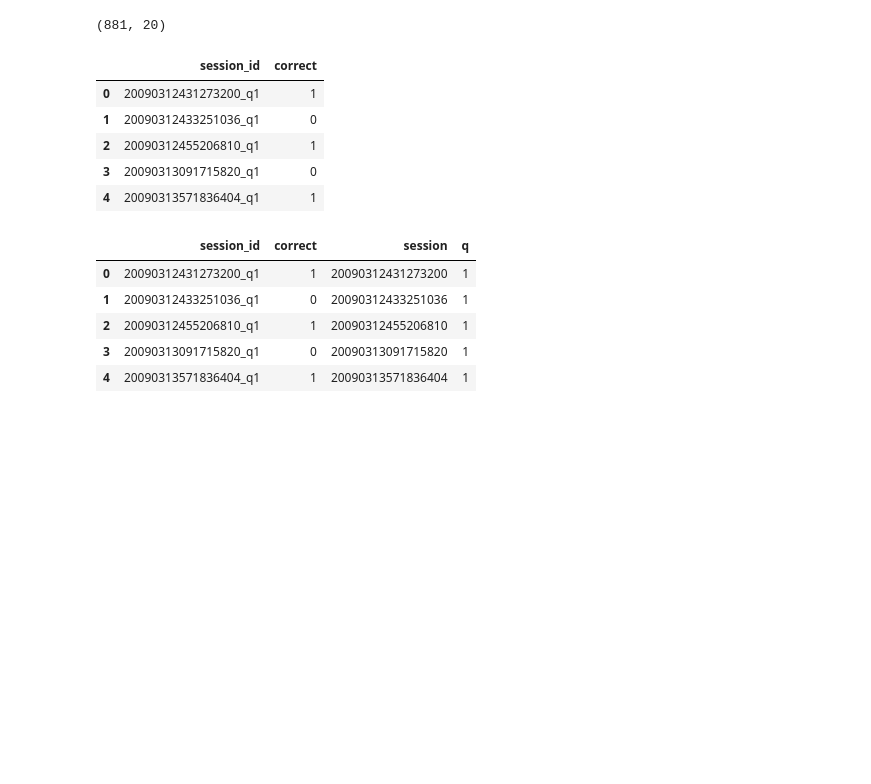
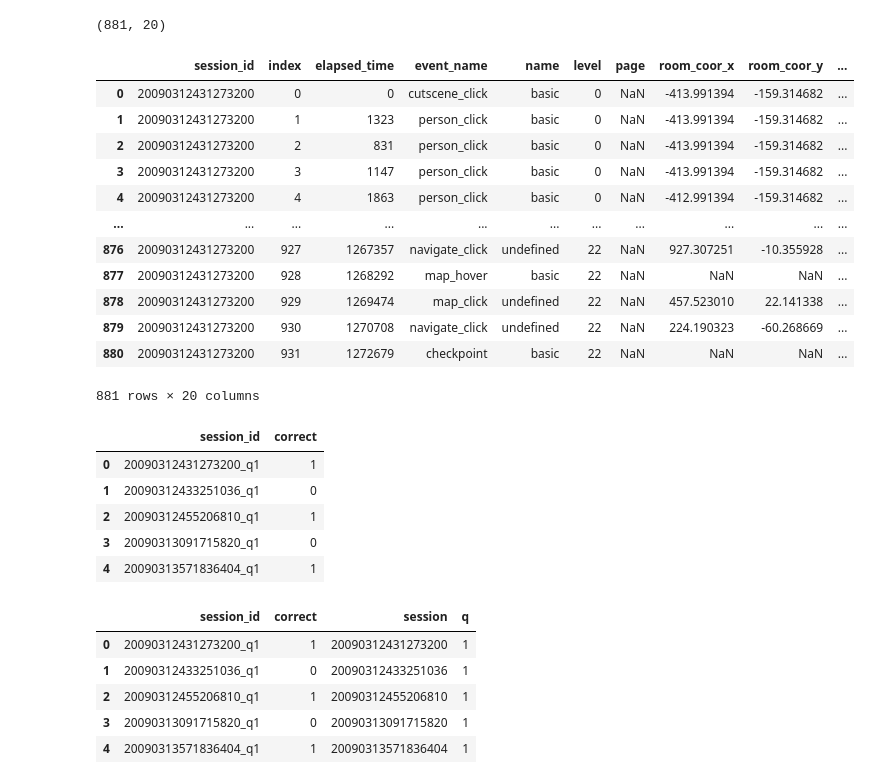
Before and after one commit to Kaggle-Project-TUC-DS/student-performance, a Jupyter notebook: notebooks/playing_with_the_data.ipynb, the cells around one changed output. Saved outputs shown, nothing was run; the diff lists cells and outputs as text; code cells hidden in the pictures; blank space fills up the shorter version.

```diff
--- a/notebooks/playing_with_the_data.ipynb
+++ b/notebooks/playing_with_the_data.ipynb
@@ -83,6 +107,22 @@ session_df = dataset_df[dataset_df['session_id'] == 20090312431273200]
 print(session_df.shape)
 # %% [output]
 (881, 20)
+# %%
+session_df
+# %% [output]
+|  | session_id | index | elapsed_time | event_name | name | level | page | room_coor_x | room_coor_y | ... |
+| 0 | 20090312431273200 | 0 | 0 | cutscene_click | basic | 0 | NaN | -413.991394 | -159.314682 | ... |
+| 1 | 20090312431273200 | 1 | 1323 | person_click | basic | 0 | NaN | -413.991394 | -159.314682 | ... |
+| 2 | 20090312431273200 | 2 | 831 | person_click | basic | 0 | NaN | -413.991394 | -159.314682 | ... |
+| 3 | 20090312431273200 | 3 | 1147 | person_click | basic | 0 | NaN | -413.991394 | -159.314682 | ... |
+| 4 | 20090312431273200 | 4 | 1863 | person_click | basic | 0 | NaN | -412.991394 | -159.314682 | ... |
+| ... | ... | ... | ... | ... | ... | ... | ... | ... | ... | ... |
+| 876 | 20090312431273200 | 927 | 1267357 | navigate_click | undefined | 22 | NaN | 927.307251 | -10.355928 | ... |
+| 877 | 20090312431273200 | 928 | 1268292 | map_hover | basic | 22 | NaN | NaN | NaN | ... |
+| 878 | 20090312431273200 | 929 | 1269474 | map_click | undefined | 22 | NaN | 457.523010 | 22.141338 | ... |
+| 879 | 20090312431273200 | 930 | 1270708 | navigate_click | undefined | 22 | NaN | 224.190323 | -60.268669 | ... |
+| 880 | 20090312431273200 | 931 | 1272679 | checkpoint | basic | 22 | NaN | NaN | NaN | ... |
+881 rows × 20 columns
 # %%
 labels = pd.read_csv('data/raw/train_labels.csv')
 labels.head(5)
```
Also changed, not shown: parts of 5 cells of this notebook, 1 other file.
